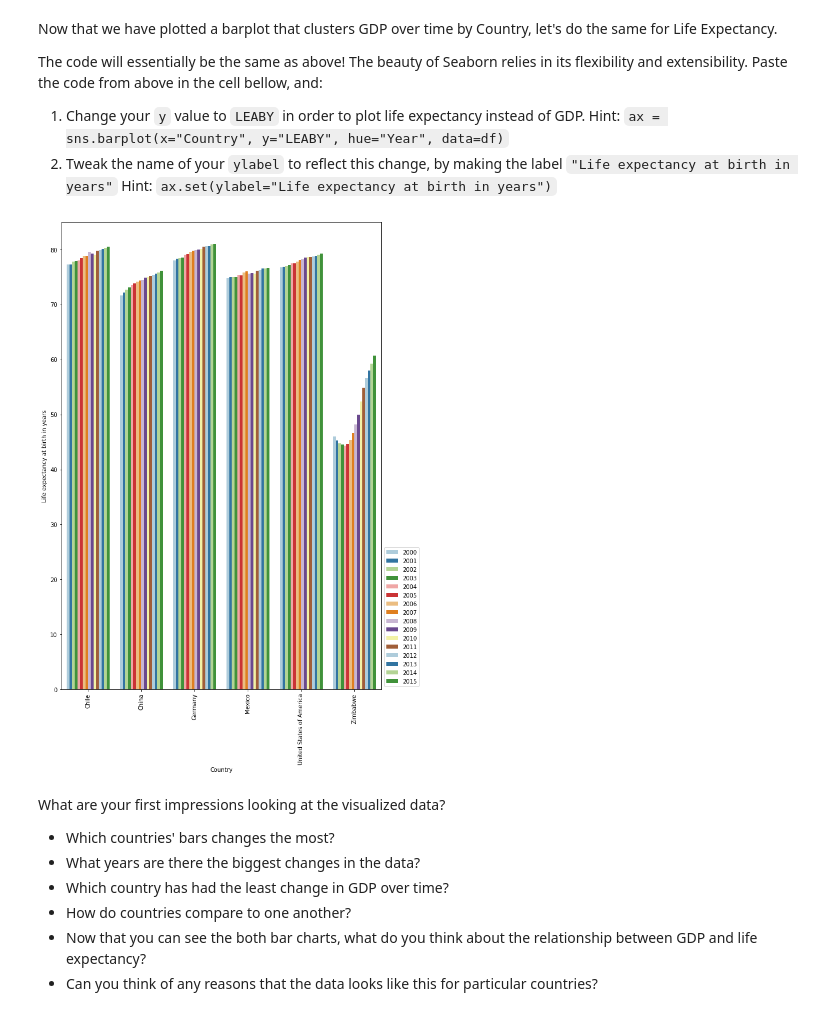
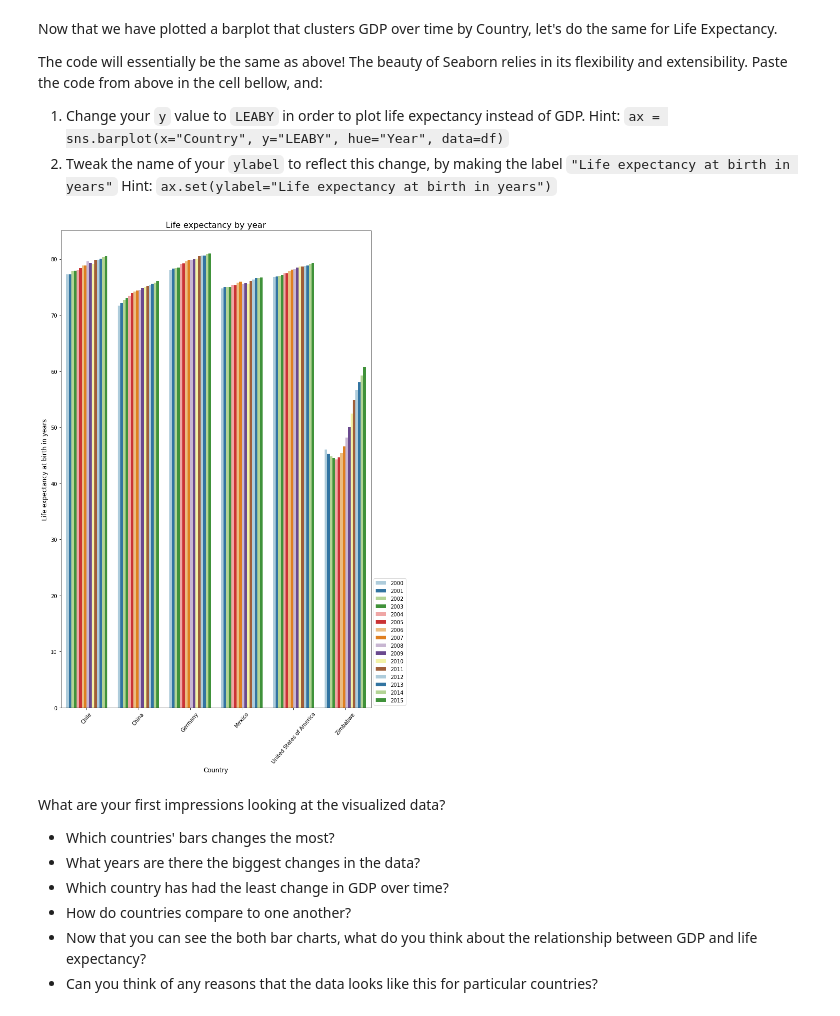
Before and after one commit to andykanu/life_expectancy_gdp, a Jupyter notebook: life_expectancy_gdp.ipynb, the cells around one changed output. Drawn from its saved outputs; the diff is of its cells as text; code cells hidden in the pictures.

```diff
--- a/life_expectancy_gdp.ipynb
+++ b/life_expectancy_gdp.ipynb
@@ -191,17 +197,20 @@ The code will essentially be the same as above! The beauty of Seaborn relies in
 # %%
 f, ax = plt.subplots(figsize=(10, 15))
 ax = sns.barplot(x='Country', y = 'LEABY', data = df, hue = 'Year', palette = "Paired")
-plt.xticks(rotation = 90)
+plt.xticks(rotation = 50)
 ax.legend(
             bbox_to_anchor=(1, 0, 1, 0),
             loc="lower left",
             ncol=1,
         )
-ax.set(ylabel ="Life expectancy at birth in years")
-plt.savefig('LEABY_by_year.png')
+plt.ylabel("Life expectancy at birth in years", fontsize=12)
+plt.xlabel("Country", fontsize=12)
+plt.title("Life expectancy by year", fontsize=16)
+plt.tight_layout()
+plt.savefig('images/LEABY_by_year.png')
 plt.show()
 # %% [output]
-[figure, old version]
+[figure, new version]
 # %% [markdown]
 What are your first impressions looking at the visualized data?
 
```
Also changed, not shown: parts of 2 cells of this notebook.
